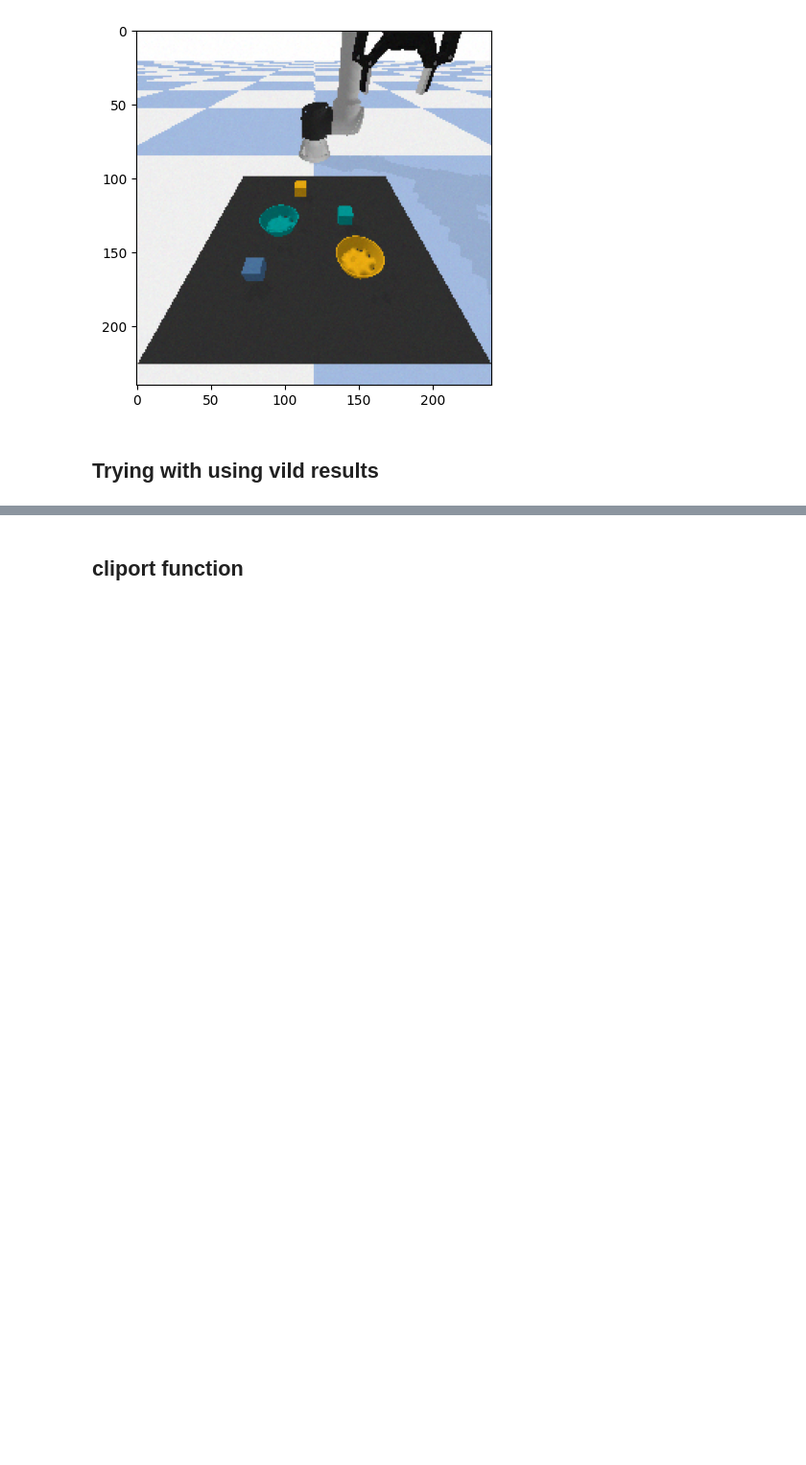
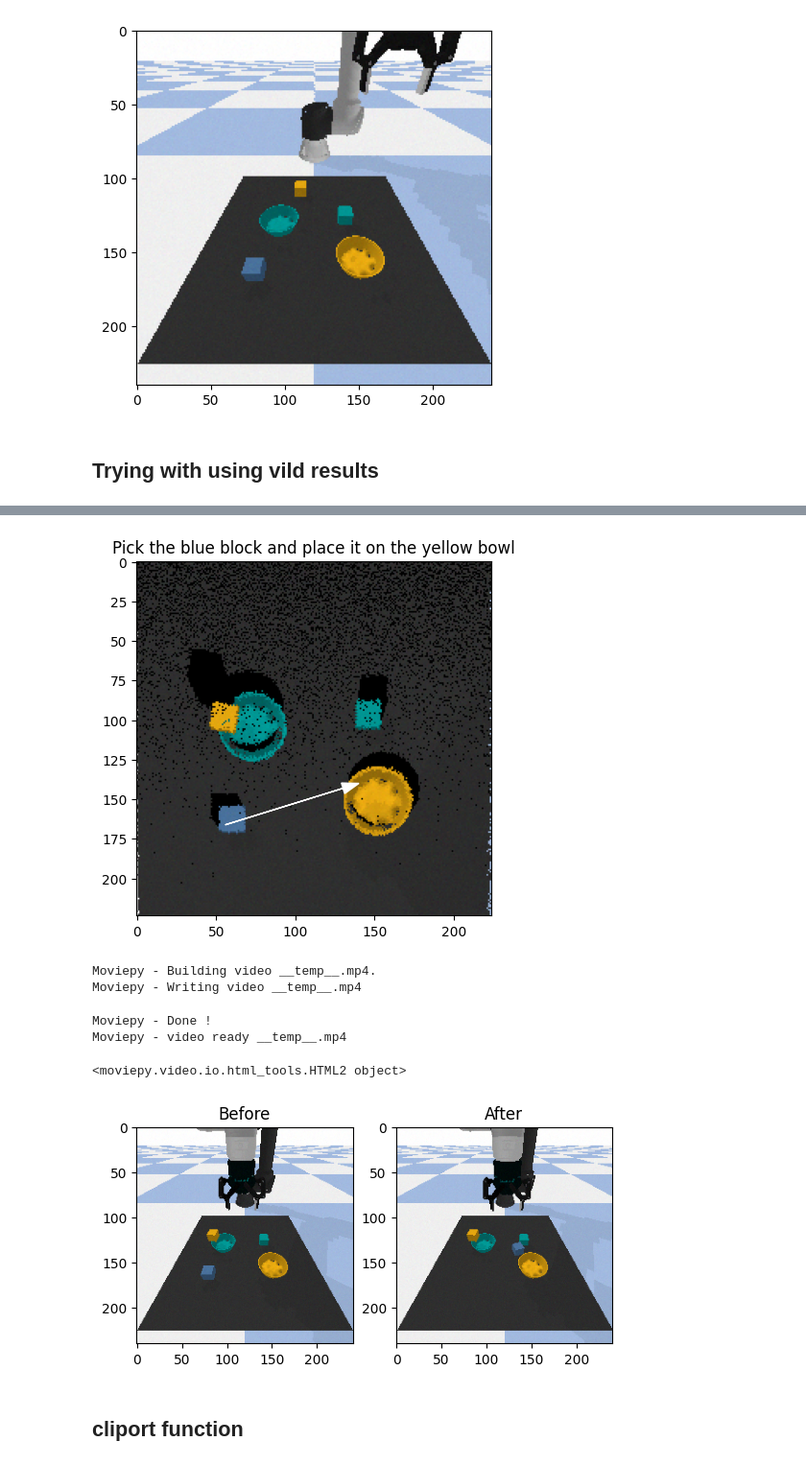
Before and after one commit to Black-bird14/Robot_Task_Scheduling, a Jupyter notebook: Robot_Task_Scheduling.ipynb, the cells around one changed output, grey strips where cells are left out. Shown at 96% size. Cells and saved outputs as stored; diff of their text form; code cells hidden in the pictures; blank space fills up the shorter version.

```diff
--- a/Robot_Task_Scheduling.ipynb
+++ b/Robot_Task_Scheduling.ipynb
@@ -2300,3 +2255,39 @@ Coordinates of place destination cyan bowl: [array([ 89.199394,  53.998302, 135.
+# %%
+# Step environment.
+before = env.get_camera_image()
+prev_obs = obs['image'].copy()
+act = {'pick': pick_xyz, 'place': place_xyz}
+obs, _, _, _ = env.step(act)
+
+# Show pick and place action.
+plt.title(instruction)
+plt.imshow(prev_obs)
+plt.arrow(pick_xy[1], pick_xy[0], place_xy[1]-pick_xy[1], place_xy[0]-pick_xy[0], color='w', head_starts_at_zero=False, head_width=7, length_includes_head=True)
+plt.show()
+
+
+# Show video of environment rollout.
+debug_clip = ImageSequenceClip(env.cache_video, fps=25)
+display(debug_clip.ipython_display(autoplay=1, loop=1, center=False))
+env.cache_video = []
+
+# Show camera image after pick and place.
+plt.subplot(1, 2, 1)
+plt.title('Before')
+plt.imshow(before)
+plt.subplot(1, 2, 2)
+plt.title('After')
+after = env.get_camera_image()
+plt.imshow(after)
+plt.show()
+# %% [output]
+[figure, added]
+Moviepy - Building video __temp__.mp4.
+Moviepy - Writing video __temp__.mp4
+Moviepy - Done !
+Moviepy - video ready __temp__.mp4
+<moviepy.video.io.html_tools.HTML2 object>
+[figure, added]
 # %% [markdown]
 ## cliport function
 # %%
```
Also changed, not shown: parts of 7 cells of this notebook.
